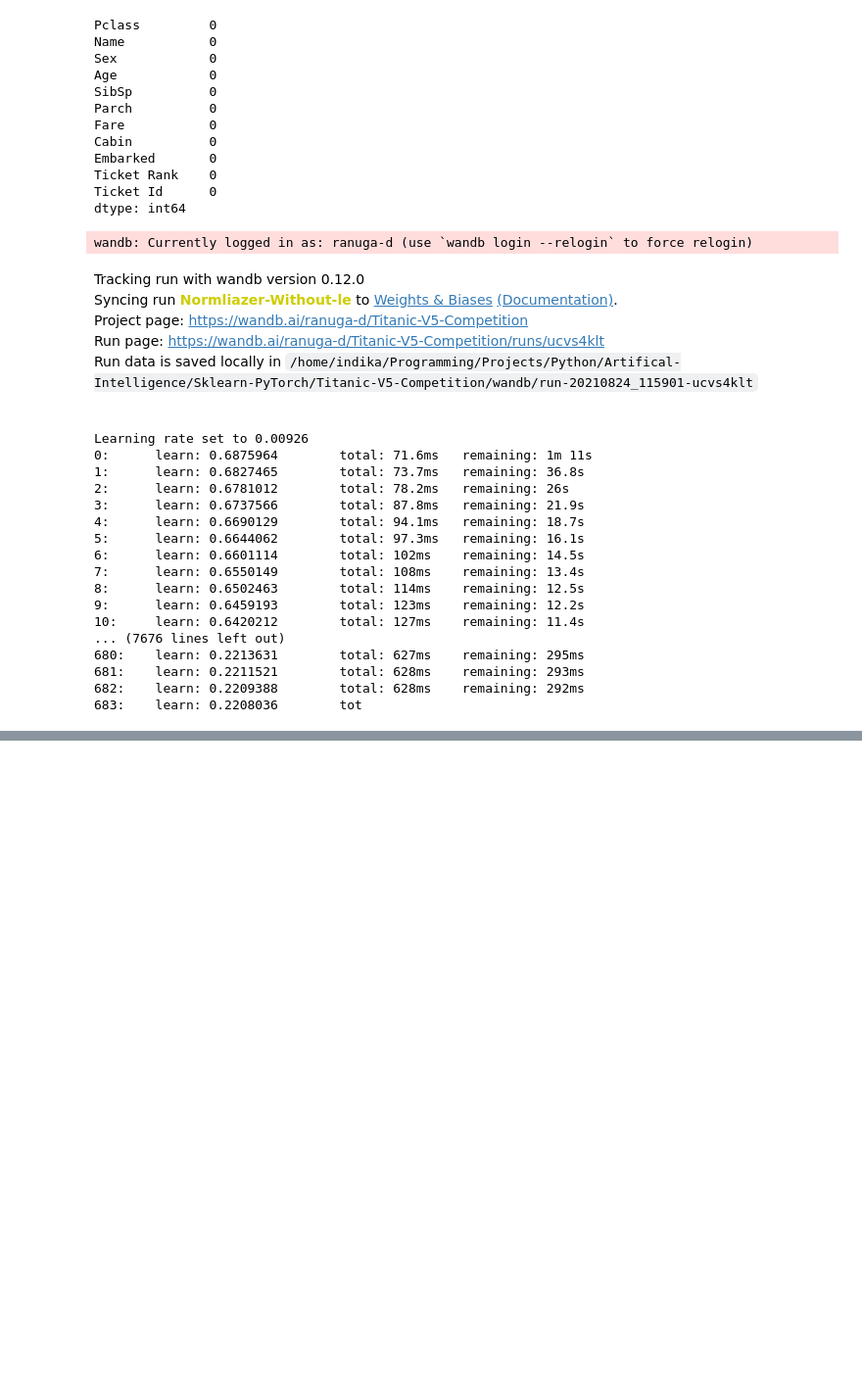
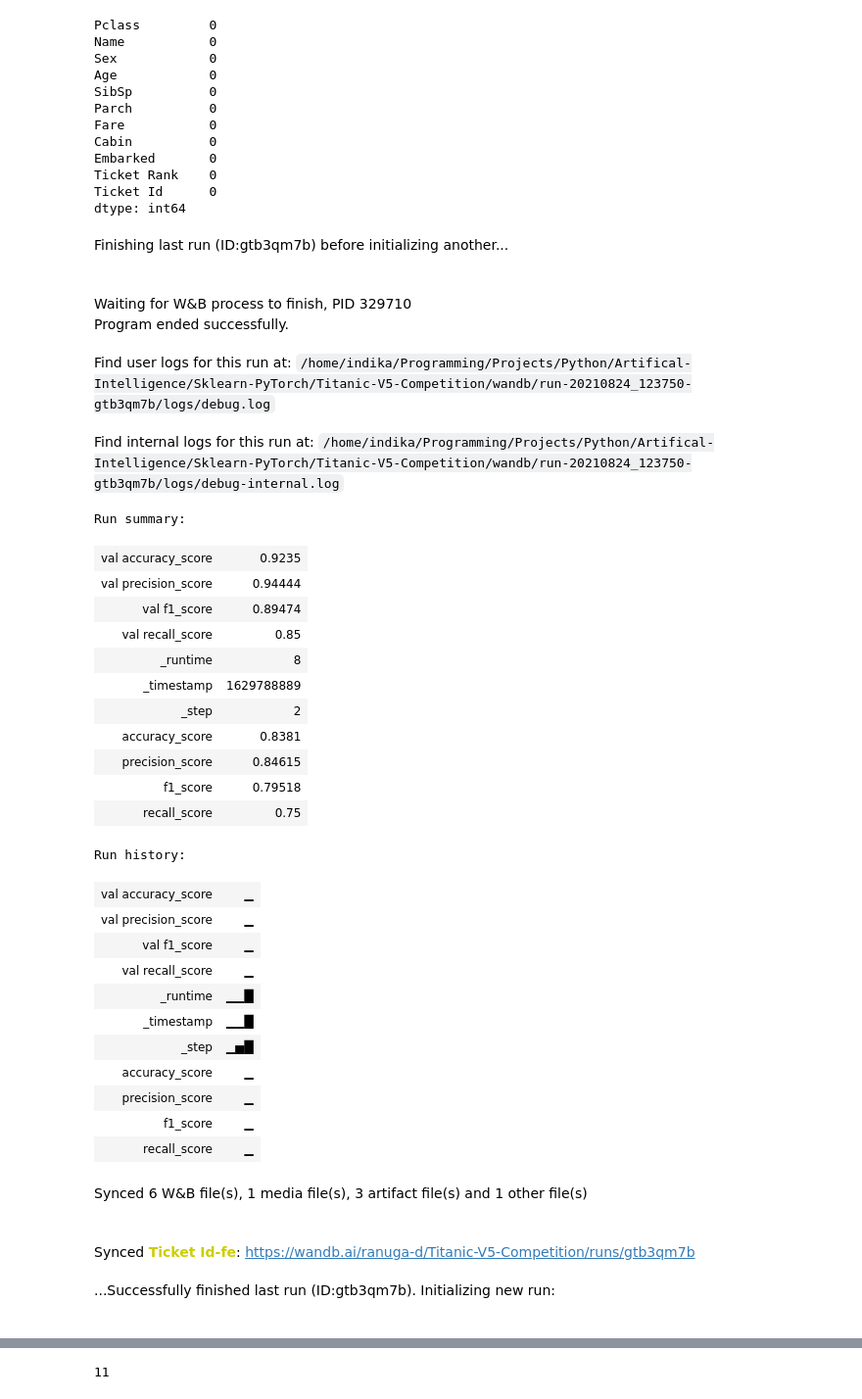
Before and after one commit to Programmer-RD-AI-Archive/Titanic-V5-Competition, a Jupyter notebook: 00.ipynb, the cells around one changed output, grey strips where cells are left out. Shown at 98% size. Saved outputs shown, nothing was run; the diff lists cells and outputs as text; code cells hidden in the pictures; blank space fills up the shorter version.

```diff
--- a/00.ipynb
+++ b/00.ipynb
@@ -324,6 +382 @@ X_train_old,X_test_old,y_train_old,y_test_old  = X_train.copy(),X_test.copy(),y_
 #     train(model,X_train,X_test,y_train,y_test,name=f'{pre}-{do_le}')
-# %%
-pre = Normalizer()
-pre.fit(X)
-X_train = pre.fit_transform(X_train)
-X_test = pre.transform(X_test)
@@ -334,28 +389,36 @@ X_test = pre.transform(X_test)
 # %%
-model = CatBoostClassifier()
-model = train(model,X_train,X_test,y_train,y_test,name=f'Normliazer-Without-le')
-make_submission(model,f'Normliazer-Without-le')
+model = GradientBoostingClassifier()
+model = train(model,X_train,X_test,y_train,y_test,name=f'le only')
 # %% [output]
+Finishing last run (ID:gtb3qm7b) before initializing another...
+Waiting for W&B process to finish, PID 329710
+Program ended successfully.
+Find user logs for this run at: /home/indika/Programming/Projects/Python/Artifical-Intelligence/Sklearn-PyTorch/Titanic-V5-Competition/wandb/run-20210824_123750-gtb3qm7b/logs/debug.log
+Find internal logs for this run at: /home/indika/Programming/Projects/Python/Artifical-Intelligence/Sklearn-PyTorch/Titanic-V5-Competition/wandb/run-20210824_123750-gtb3qm7b/logs/debug-internal.log
-wandb: Currently logged in as: ranuga-d (use `wandb login --relogin` to force relogin)
+Run summary:
-Tracking run with wandb version 0.12.0
-Syncing run Normliazer-Without-le to Weights & Biases (Documentation).
-Project page: https://wandb.ai/ranuga-d/Titanic-V5-Competition
-Run page: https://wandb.ai/ranuga-d/Titanic-V5-Competition/runs/ucvs4klt
-Run data is saved locally in /home/indika/Programming/Projects/Python/Artifical-Intelligence/Sklearn-PyTorch/Titanic-V5-Competition/wandb/run-20210824_115901-ucvs4klt
+| val accuracy_score | 0.9235 |
+| val precision_score | 0.94444 |
+| val f1_score | 0.89474 |
+| val recall_score | 0.85 |
+| _runtime | 8 |
+| _timestamp | 1629788889 |
+| _step | 2 |
+| accuracy_score | 0.8381 |
+| precision_score | 0.84615 |
+| f1_score | 0.79518 |
+| recall_score | 0.75 |
-Learning rate set to 0.00926
-0:      learn: 0.6875964        total: 71.6ms   remaining: 1m 11s
-1:      learn: 0.6827465        total: 73.7ms   remaining: 36.8s
-2:      learn: 0.6781012        total: 78.2ms   remaining: 26s
-3:      learn: 0.6737566        total: 87.8ms   remaining: 21.9s
-4:      learn: 0.6690129        total: 94.1ms   remaining: 18.7s
-5:      learn: 0.6644062        total: 97.3ms   remaining: 16.1s
-6:      learn: 0.6601114        total: 102ms    remaining: 14.5s
-7:      learn: 0.6550149        total: 108ms    remaining: 13.4s
-8:      learn: 0.6502463        total: 114ms    remaining: 12.5s
-9:      learn: 0.6459193        total: 123ms    remaining: 12.2s
-10:     learn: 0.6420212        total: 127ms    remaining: 11.4s
-... (7676 lines left out)
-680:    learn: 0.2213631        total: 627ms    remaining: 295ms
-681:    learn: 0.2211521        total: 628ms    remaining: 293ms
-682:    learn: 0.2209388        total: 628ms    remaining: 292ms
-683:    learn: 0.2208036        tot
+Run history:
+| val accuracy_score | ▁ |
+| val precision_score | ▁ |
+| val f1_score | ▁ |
+| val recall_score | ▁ |
+| _runtime | ▁▁█ |
+| _timestamp | ▁▁█ |
+| _step | ▁▅█ |
+| accuracy_score | ▁ |
+| precision_score | ▁ |
+| f1_score | ▁ |
+| recall_score | ▁ |
+Synced 6 W&B file(s), 1 media file(s), 3 artifact file(s) and 1 other file(s)
+Synced Ticket Id-fe: https://wandb.ai/ranuga-d/Titanic-V5-Competition/runs/gtb3qm7b
+...Successfully finished last run (ID:gtb3qm7b). Initializing new run:
@@ -361,0 +430 @@ Learning rate set to 0.00926
+11
```
Also changed, not shown: parts of 9 cells of this notebook.
